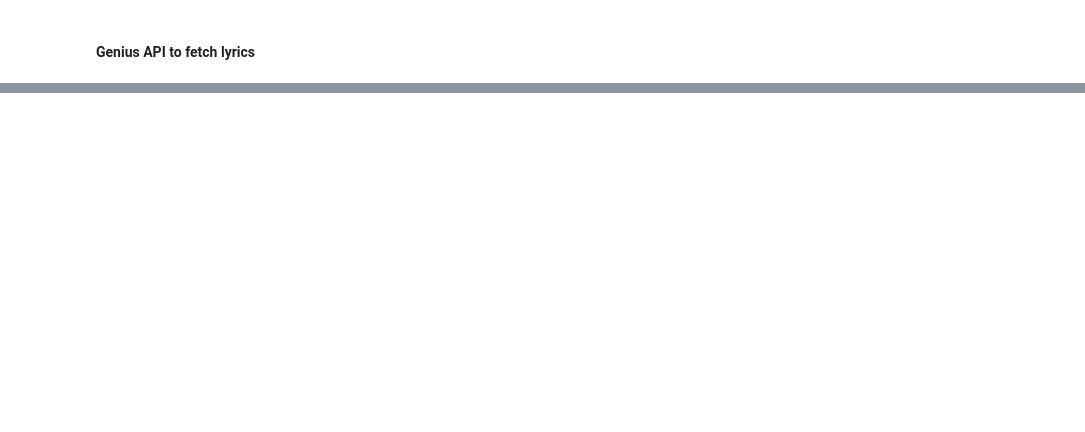
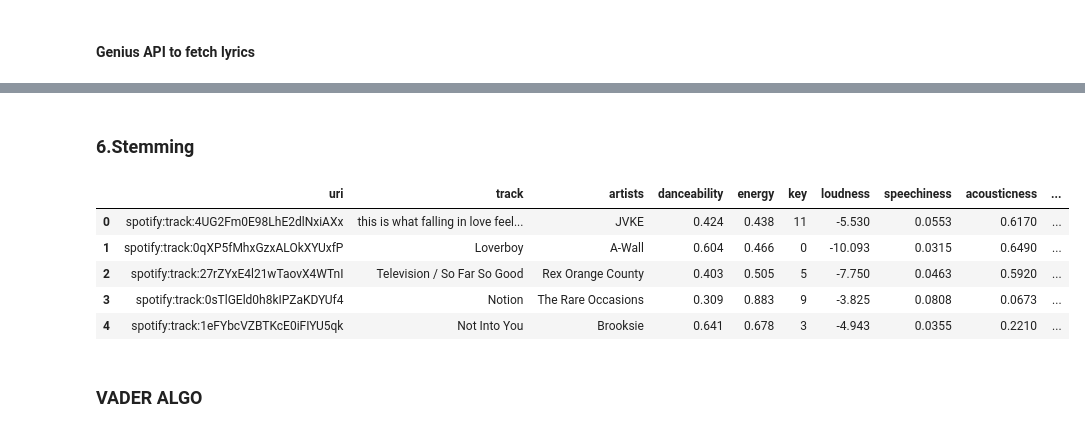
Before and after one commit to yaksh1/SentimentAnalysisOfPlaylist, a Jupyter notebook: test.ipynb, the cells around one changed output, grey strips where cells are left out. Saved outputs shown, nothing was run; the diff lists cells and outputs as text; code cells hidden in the pictures; blank space fills up the shorter version.

Commit message:
performed preprocessing with stemming,tokenization,stopwords removal etc

```diff
--- a/test.ipynb
+++ b/test.ipynb
@@ -193,0 +215,2 @@ main_df
+# %%
+main_df['lyrics'] = main_df['lyrics'].apply(lambda x:x.lower())
@@ -193,0 +317,6 @@ main_df
+# %%
+# Stopwords Removal
+from nltk.corpus import stopwords
+
+stop = stopwords.words('english')
+main_df['lyrics_tokens_preprocessing'] = main_df['lyrics_tokens'].apply(lambda x: [item for item in x if item not in stop])
@@ -193,0 +335,26 @@ main_df
+# %%
+# Lemmatization
+from nltk.stem import WordNetLemmatizer
+
+lemmatizer = WordNetLemmatizer()
+
+main_df['lyrics_tokens_preprocessing'] = main_df['lyrics_tokens_preprocessing'].apply(lambda x: [lemmatizer.lemmatize(y) for y in x])
+# %% [markdown]
+### <b>6.Stemming</b>
+# %%
+# stemming
+from nltk.stem.porter import PorterStemmer
+
+stemmer = PorterStemmer()
+main_df['lyrics_tokens_preprocessing'] = main_df['lyrics_tokens_preprocessing'].apply(lambda x: [stemmer.stem(y) for y in x])
+# %%
+main_df.head()
+# %% [output]
+|  | uri | track | artists | danceability | energy | key | loudness | speechiness | acousticness | ... |
+| 0 | spotify:track:4UG2Fm0E98LhE2dlNxiAXx | this is what falling in love feel... | JVKE | 0.424 | 0.438 | 11 | -5.530 | 0.0553 | 0.6170 | ... |
+| 1 | spotify:track:0qXP5fMhxGzxALOkXYUxfP | Loverboy | A-Wall | 0.604 | 0.466 | 0 | -10.093 | 0.0315 | 0.6490 | ... |
+| 2 | spotify:track:27rZYxE4l21wTaovX4WTnI | Television / So Far So Good | Rex Orange County | 0.403 | 0.505 | 5 | -7.750 | 0.0463 | 0.5920 | ... |
+| 3 | spotify:track:0sTlGEld0h8kIPZaKDYUf4 | Notion | The Rare Occasions | 0.309 | 0.883 | 9 | -3.825 | 0.0808 | 0.0673 | ... |
+| 4 | spotify:track:1eFYbcVZBTKcE0iFIYU5qk | Not Into You | Brooksie | 0.641 | 0.678 | 3 | -4.943 | 0.0355 | 0.2210 | ... |
+# %% [markdown]
+### VADER ALGO
```
Also changed, not shown: parts of 24 cells of this notebook, 1 other file.
